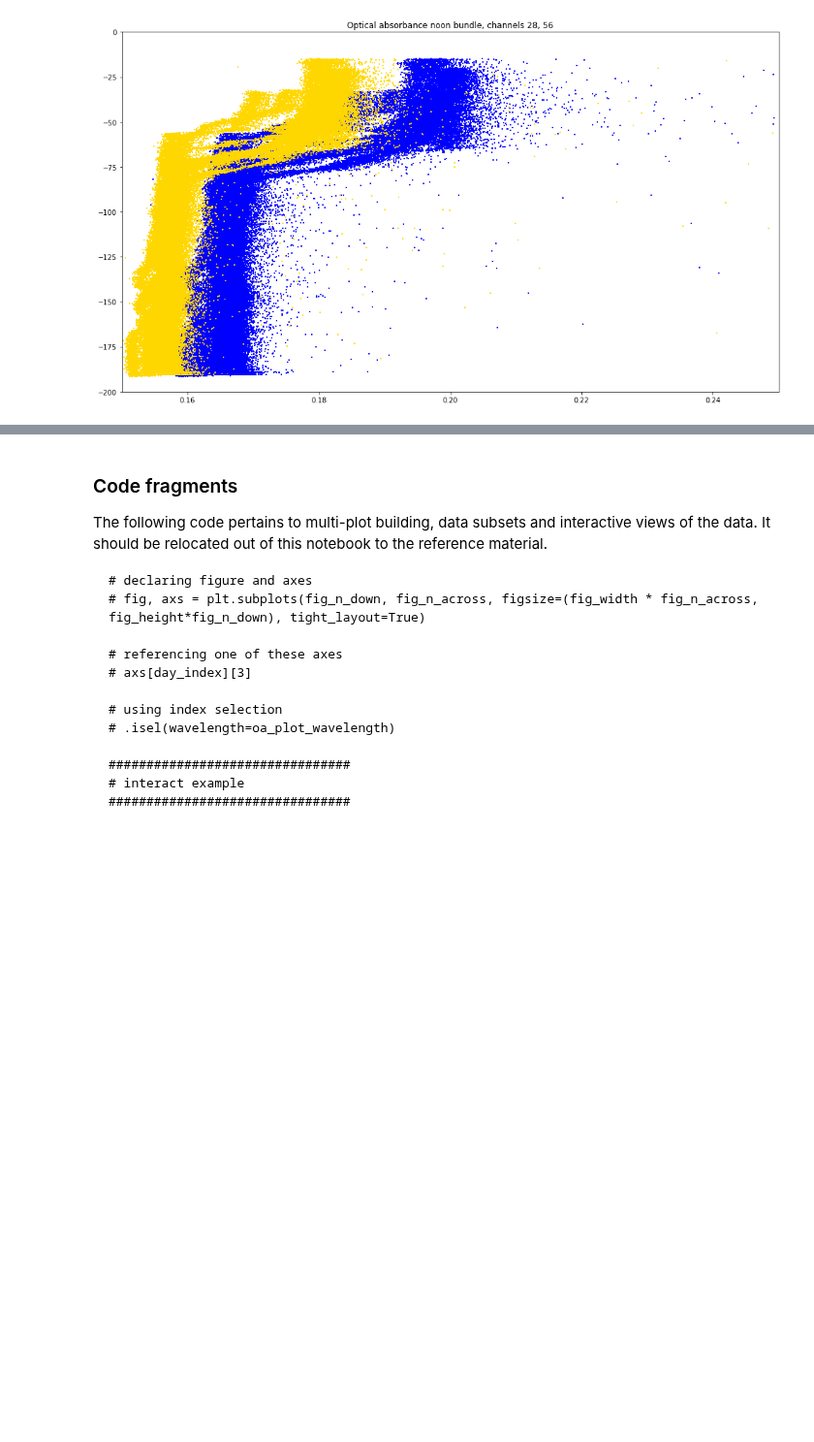
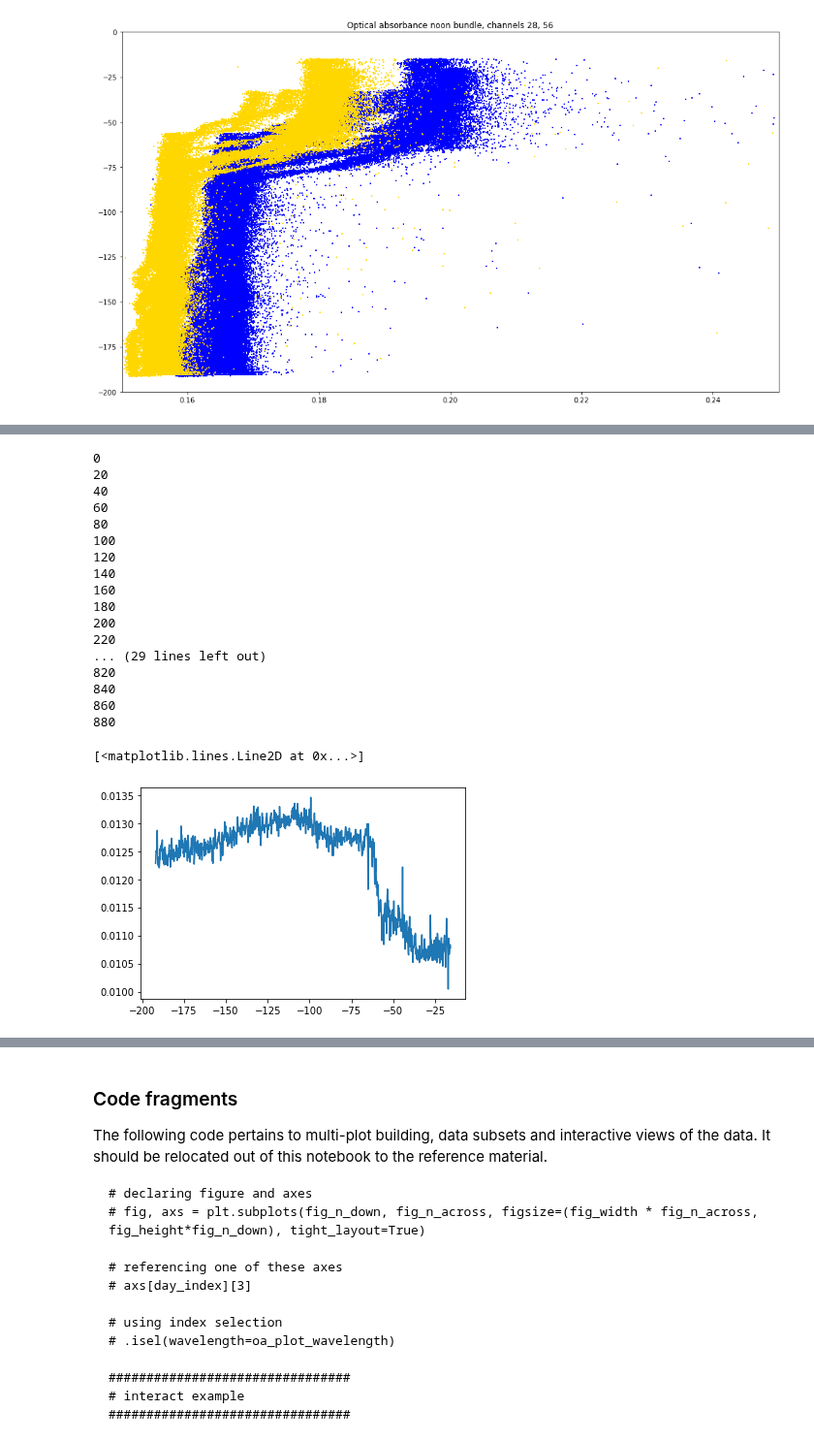
Before and after one commit to robfatland/ocean, a Jupyter notebook: Notebooks/Ocean 01 C Spectrophotometer.ipynb, the cells around one changed output, grey strips where cells are left out. Shown at 97% size. Saved outputs shown, nothing was run; the diff lists cells and outputs as text; code cells hidden in the pictures; blank space fills up the shorter version.

```diff
--- a/Notebooks/Ocean 01 C Spectrophotometer.ipynb
+++ b/Notebooks/Ocean 01 C Spectrophotometer.ipynb
@@ -235,0 +469,3 @@ plt.show()
+# %%
+n_z_bins = len(sm.z_bins)
+n_w_bins = len(sm.wavelength)
@@ -235,0 +509,45 @@ plt.show()
+# %%
+gamma, depth = [], []
+
+for i in range(n_z_bins):
+
+    if not i%20: print(i)
+
+    oa, wav = [], []
+    for j in range(n_w_bins):
+        if not pd.isna(float(sm.oa[i][j])):
+            oa.append(float(sm.oa[i][j]))
+            wav.append(float(sm.wavelength_a[i][j])-403.2)
+
+    # print(len(oa), len(wav))
+    # print(len(oa), len(wav), oa[20], wav[20])
+    # print(type(oa))
+    # plt.plot(wav, oa)
+
+    if len(oa) > 3:
+        popt, pcov = curve_fit(func, wav, oa)
+        # print(len(oa), len(wav), popt)
+        gamma.append(popt[1])
+        depth.append(-i2z(i))
+
+plt.plot(gamma, depth)
+# %% [output]
+0
+20
+40
+60
+80
+100
+120
+140
+160
+180
+200
+220
+... (29 lines left out)
+820
+840
+860
+880
+[<matplotlib.lines.Line2D at 0x...>]
+[figure, added]
```
Also changed, not shown: parts of 42 cells of this notebook, 2 other files.
